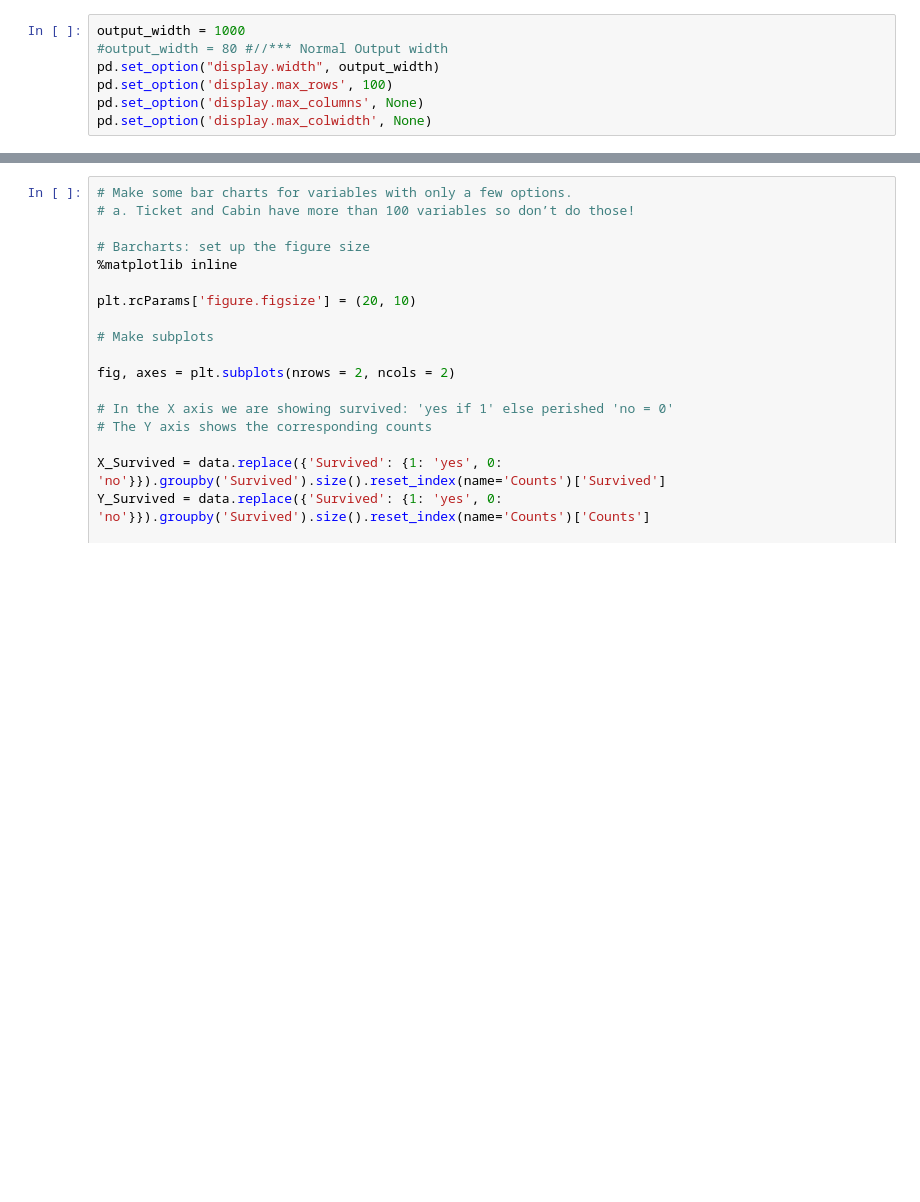
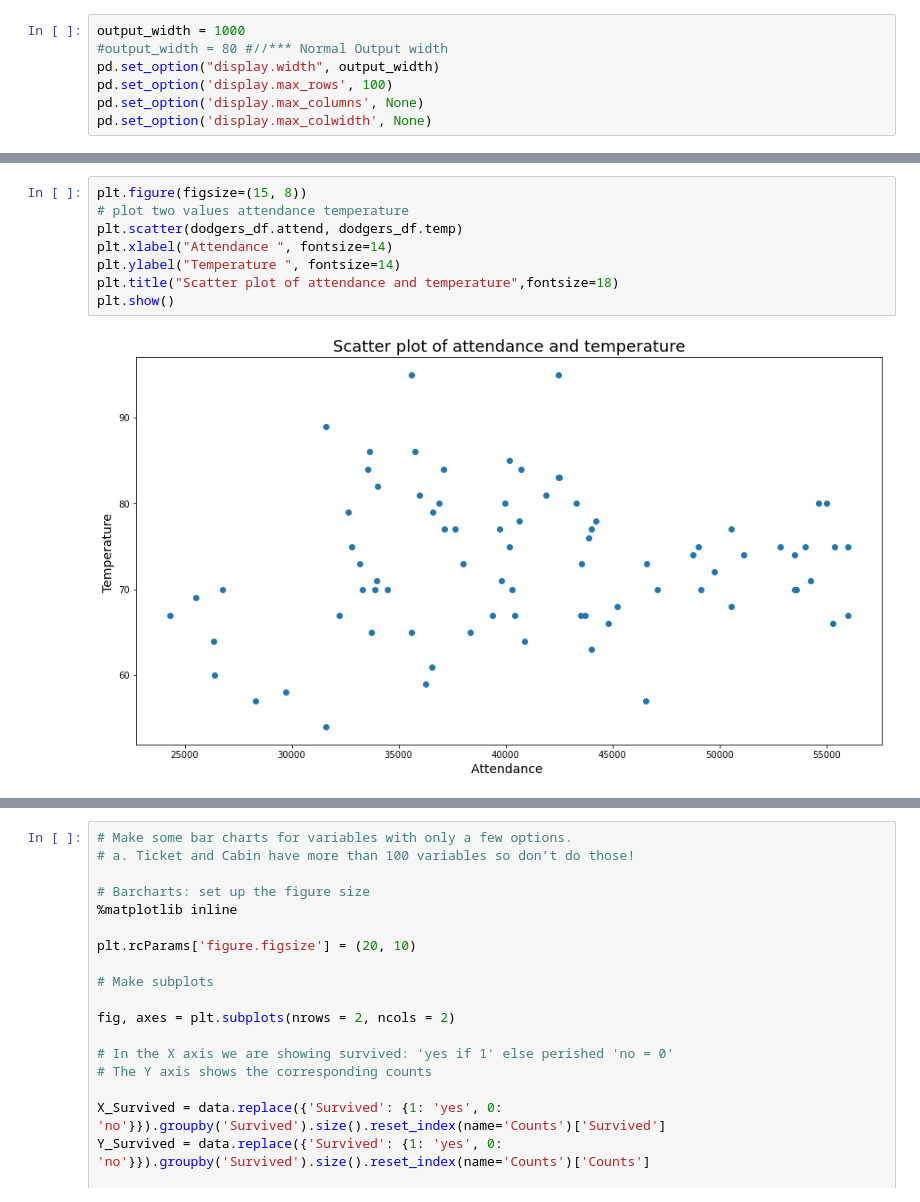
Before and after one commit to samantoz/bu_dsc, a Jupyter notebook: notebooks/DSC630/assign3.2.ipynb, the cells around one changed output, grey strips where cells are left out. Saved outputs shown, nothing was run; the diff lists cells and outputs as text; blank space fills up the shorter version.

```diff
--- a/notebooks/DSC630/assign3.2.ipynb
+++ b/notebooks/DSC630/assign3.2.ipynb
@@ -81,0 +186,10 @@ freq      18          13        9      62        66  79    78        67
+# %%
+plt.figure(figsize=(15, 8))
+# plot two values attendance temperature
+plt.scatter(dodgers_df.attend, dodgers_df.temp)
+plt.xlabel("Attendance ", fontsize=14)
+plt.ylabel("Temperature ", fontsize=14)
+plt.title("Scatter plot of attendance and temperature",fontsize=18)
+plt.show()
+# %% [output]
+[figure, added]
```
Also changed, not shown: parts of 18 cells of this notebook, 1 other file.
